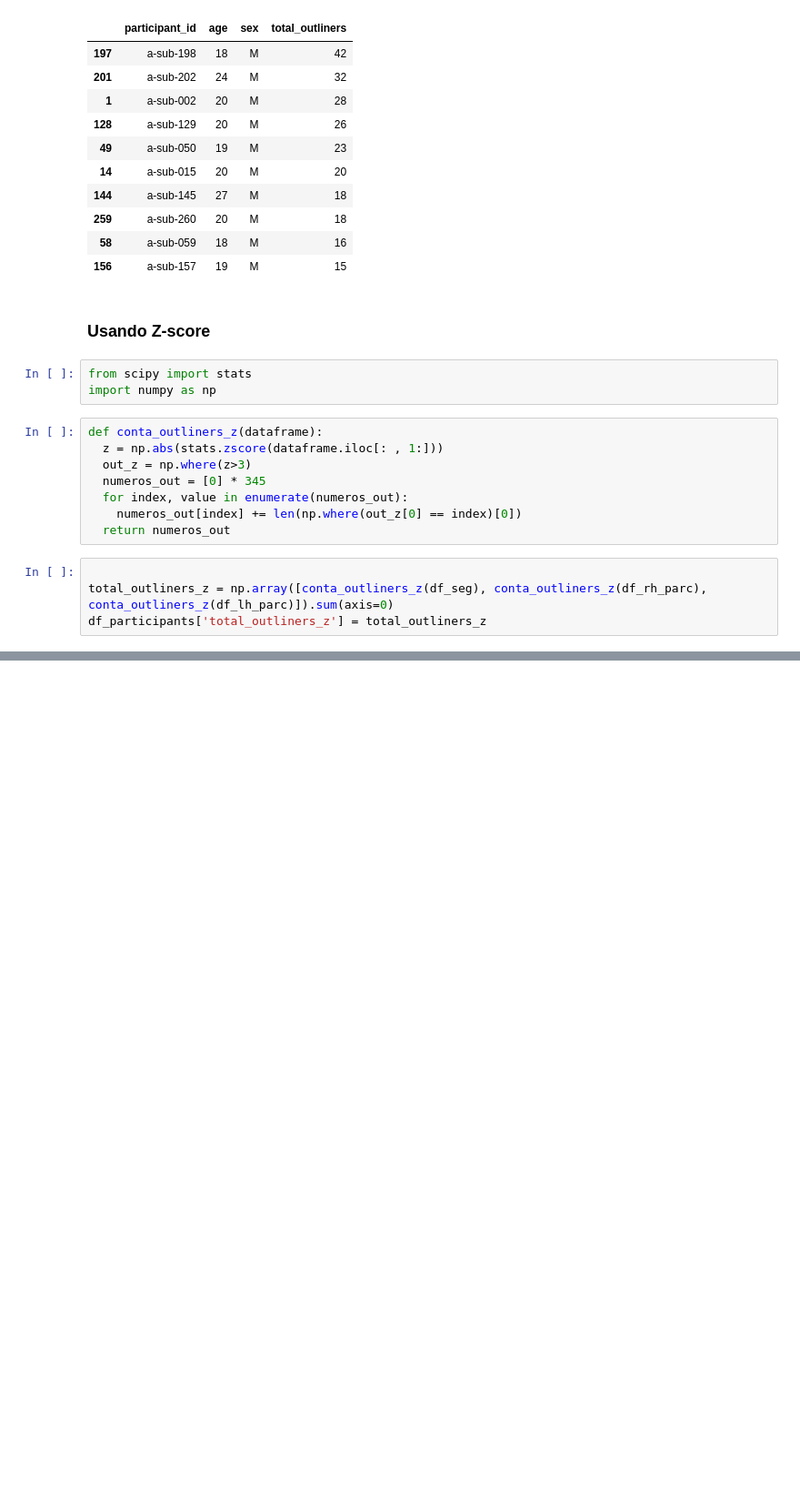
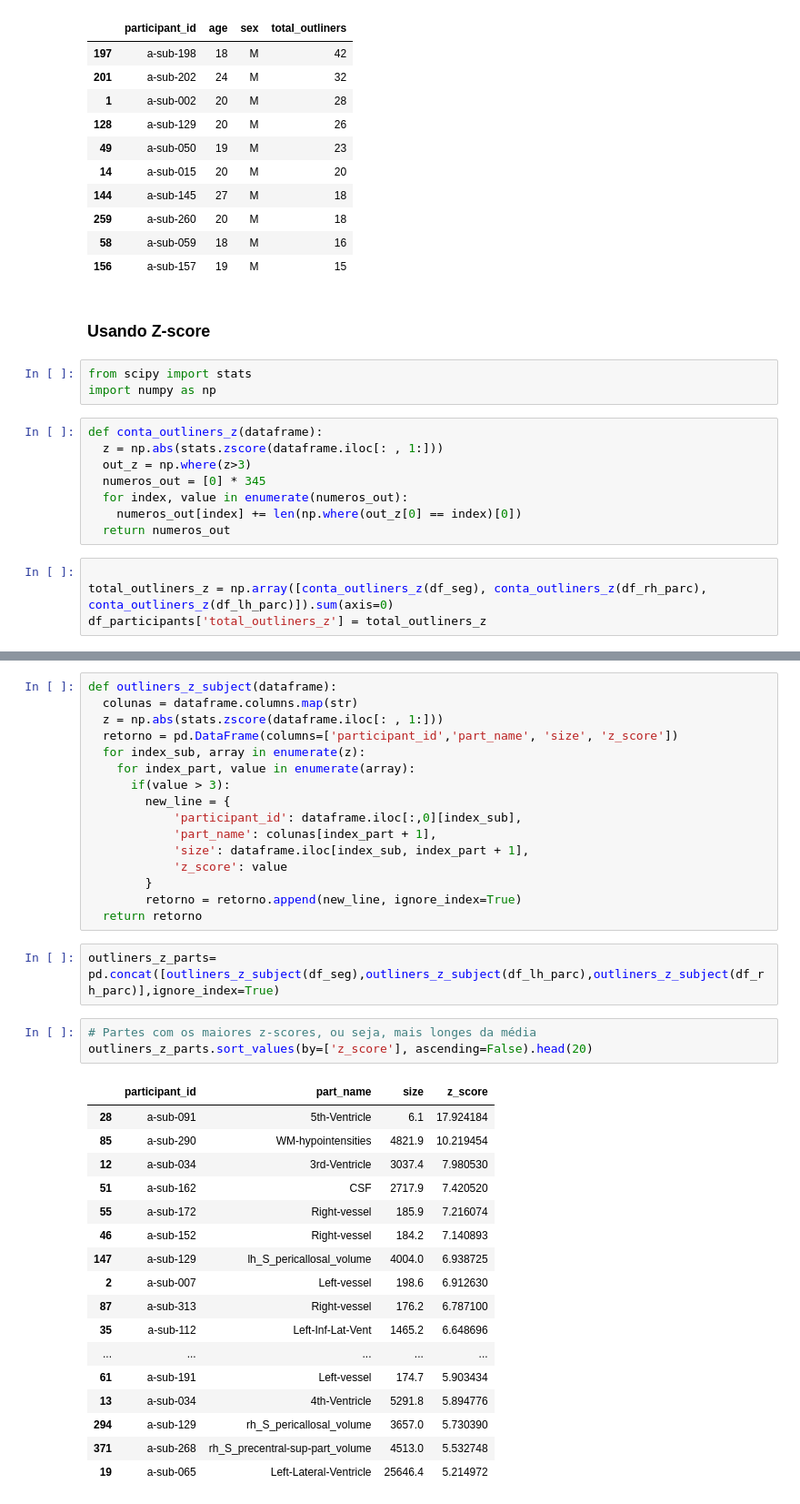
Before and after one commit to erikohara/tcc_eniac, a Jupyter notebook: MachineLearningMultipleIntelligence.ipynb, the cells around one changed output, grey strips where cells are left out. Shown at 91% size. Drawn from its saved outputs; the diff is of its cells as text; blank space fills up the shorter version.

```diff
--- a/MachineLearningMultipleIntelligence.ipynb
+++ b/MachineLearningMultipleIntelligence.ipynb
@@ -210,3 +211,42 @@ df_participants.sort_values('total_outliners_z', ascending=False).head(10)
 | 14 | a-sub-015 | 20 | M | 20 | 9 |
 | 144 | a-sub-145 | 27 | M | 18 | 9 |
 | 204 | a-sub-205 | 21 | F | 9 | 8 |
+# %%
+def outliners_z_subject(dataframe):
+  colunas = dataframe.columns.map(str)
+  z = np.abs(stats.zscore(dataframe.iloc[: , 1:]))
+  retorno = pd.DataFrame(columns=['participant_id','part_name', 'size', 'z_score'])
+  for index_sub, array in enumerate(z):
+    for index_part, value in enumerate(array):
+      if(value > 3):
+        new_line = {
+            'participant_id': dataframe.iloc[:,0][index_sub],
+            'part_name': colunas[index_part + 1],
+            'size': dataframe.iloc[index_sub, index_part + 1],
+            'z_score': value
+        }
+        retorno = retorno.append(new_line, ignore_index=True)
+  return retorno
+# %%
+outliners_z_parts= pd.concat([outliners_z_subject(df_seg),outliners_z_subject(df_lh_parc),outliners_z_subject(df_rh_parc)],ignore_index=True)
+# %%
+# Partes com os maiores z-scores, ou seja, mais longes da média
+outliners_z_parts.sort_values(by=['z_score'], ascending=False).head(20)
+# %% [output]
+|  | participant_id | part_name | size | z_score |
+| 28 | a-sub-091 | 5th-Ventricle | 6.1 | 17.924184 |
+| 85 | a-sub-290 | WM-hypointensities | 4821.9 | 10.219454 |
+| 12 | a-sub-034 | 3rd-Ventricle | 3037.4 | 7.980530 |
+| 51 | a-sub-162 | CSF | 2717.9 | 7.420520 |
+| 55 | a-sub-172 | Right-vessel | 185.9 | 7.216074 |
+| 46 | a-sub-152 | Right-vessel | 184.2 | 7.140893 |
+| 147 | a-sub-129 | lh_S_pericallosal_volume | 4004.0 | 6.938725 |
+| 2 | a-sub-007 | Left-vessel | 198.6 | 6.912630 |
+| 87 | a-sub-313 | Right-vessel | 176.2 | 6.787100 |
+| 35 | a-sub-112 | Left-Inf-Lat-Vent | 1465.2 | 6.648696 |
+| ... | ... | ... | ... | ... |
+| 61 | a-sub-191 | Left-vessel | 174.7 | 5.903434 |
+| 13 | a-sub-034 | 4th-Ventricle | 5291.8 | 5.894776 |
+| 294 | a-sub-129 | rh_S_pericallosal_volume | 3657.0 | 5.730390 |
+| 371 | a-sub-268 | rh_S_precentral-sup-part_volume | 4513.0 | 5.532748 |
+| 19 | a-sub-065 | Left-Lateral-Ventricle | 25646.4 | 5.214972 |
```
Also changed, not shown: parts of 44 cells of this notebook.
